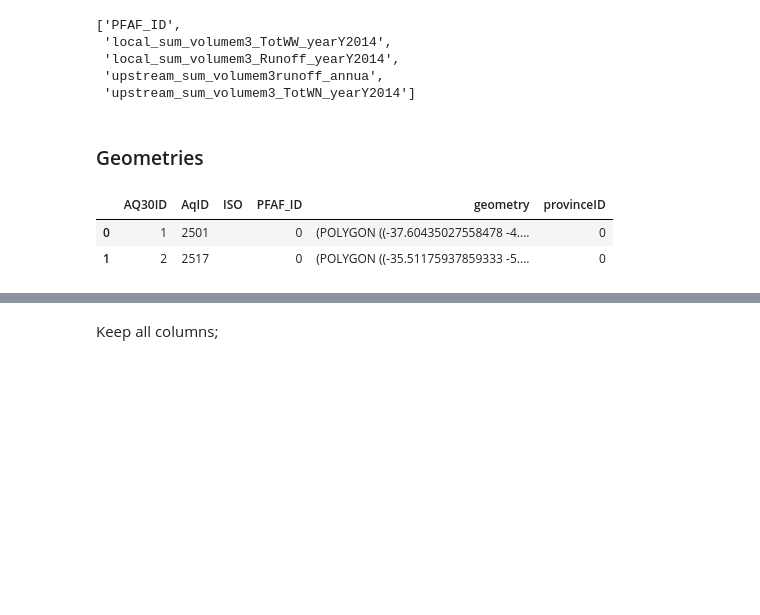
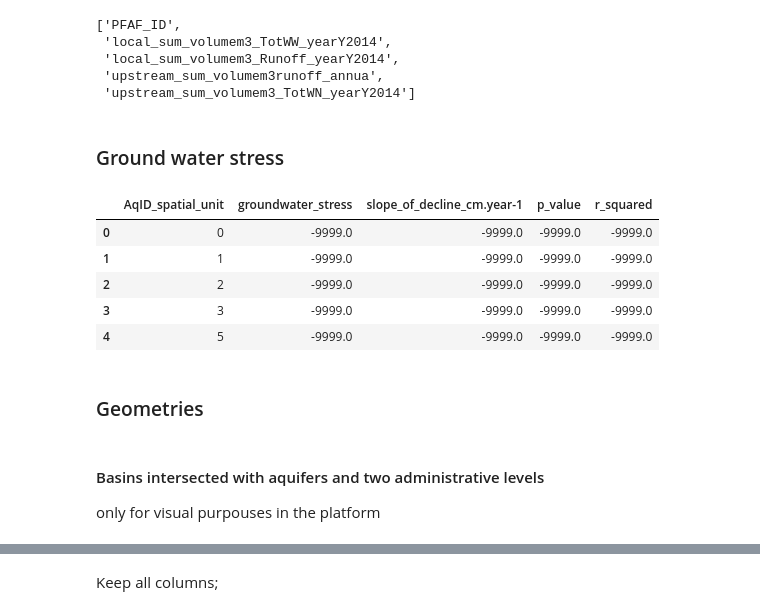
Before and after one commit to resource-watch/notebooks, a Jupyter notebook: Aqueduct/lab/water_risk_cleanup.ipynb, the cells around one changed output, grey strips where cells are left out. Drawn from its saved outputs; the diff is of its cells as text; code cells hidden in the pictures; blank space fills up the shorter version.

Commit message:
added ground water scripts

```diff
--- a/Aqueduct/lab/water_risk_cleanup.ipynb
+++ b/Aqueduct/lab/water_risk_cleanup.ipynb
@@ -128,6 +133,24 @@ col_list
  'local_sum_volumem3_Runoff_yearY2014',
  'upstream_sum_volumem3runoff_annua',
  'upstream_sum_volumem3_TotWN_yearY2014']
+# %% [markdown]
+### Ground water stress
+# %%
+groundData = pd.read_csv(base_path+'/work/data/aqueduct/data_source/aqueduct/v3/toAlicia/ground_water/aquifer_table_sorted.txt',sep=';')
+
+display(groundData.head())
+
+grwcolumns=['AqID_spatial_unit','groundwater_stress','slope_of_decline_cm.year-1']
+# %% [output]
+|  | AqID_spatial_unit | groundwater_stress | slope_of_decline_cm.year-1 | p_value | r_squared |
+| 0 | 0 | -9999.0 | -9999.0 | -9999.0 | -9999.0 |
+| 1 | 1 | -9999.0 | -9999.0 | -9999.0 | -9999.0 |
+| 2 | 2 | -9999.0 | -9999.0 | -9999.0 | -9999.0 |
+| 3 | 3 | -9999.0 | -9999.0 | -9999.0 | -9999.0 |
+| 4 | 5 | -9999.0 | -9999.0 | -9999.0 | -9999.0 |
 # %% [markdown]
 ### Geometries
+# %% [markdown]
+#### Basins intersected with aquifers and two administrative levels
+only for visual purpouses in the platform
 # %%
@@ -135,6 +159,0 @@ geoInData = gpd.read_file(base_path+'/work/data/aqueduct/data_source/aqueduct/v3
-# %%
-geoInData.head(2)
-# %% [output]
-|  | AQ30ID | AqID | ISO | PFAF_ID | geometry | provinceID |
-| 0 | 1 | 2501 |  | 0 | (POLYGON ((-37.60435027558478 -4.... | 0 |
-| 1 | 2 | 2517 |  | 0 | (POLYGON ((-35.51175937859333 -5.... | 0 |
```
Also changed, not shown: parts of 35 cells of this notebook.
